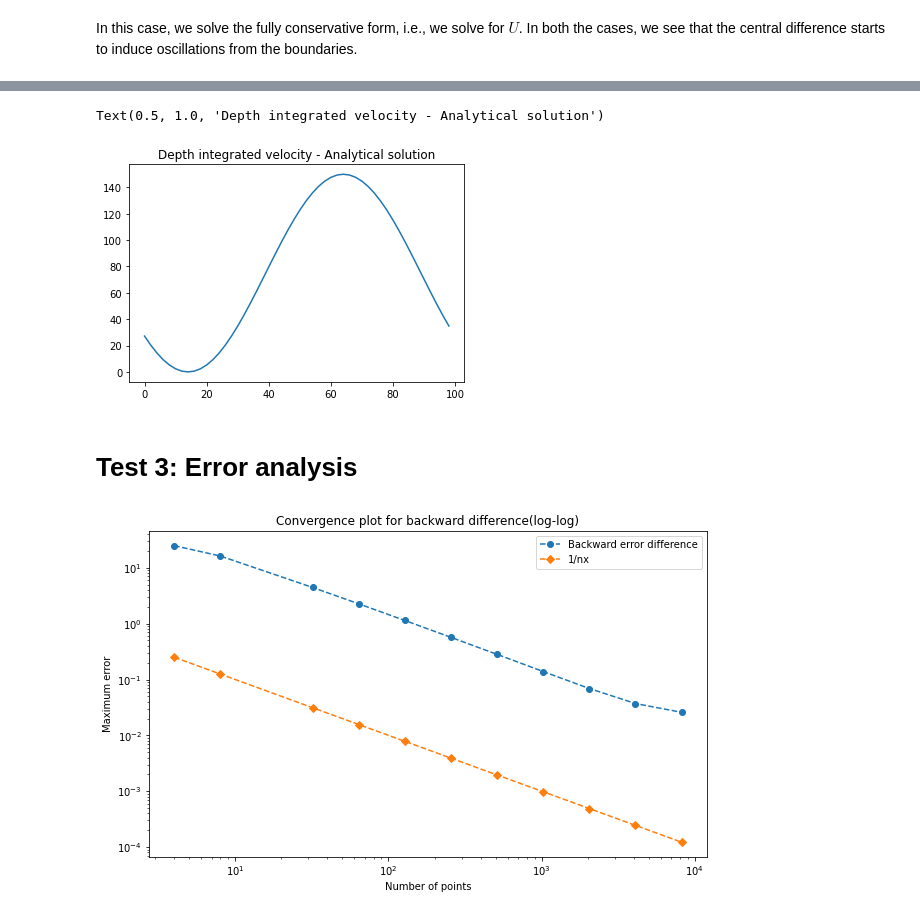
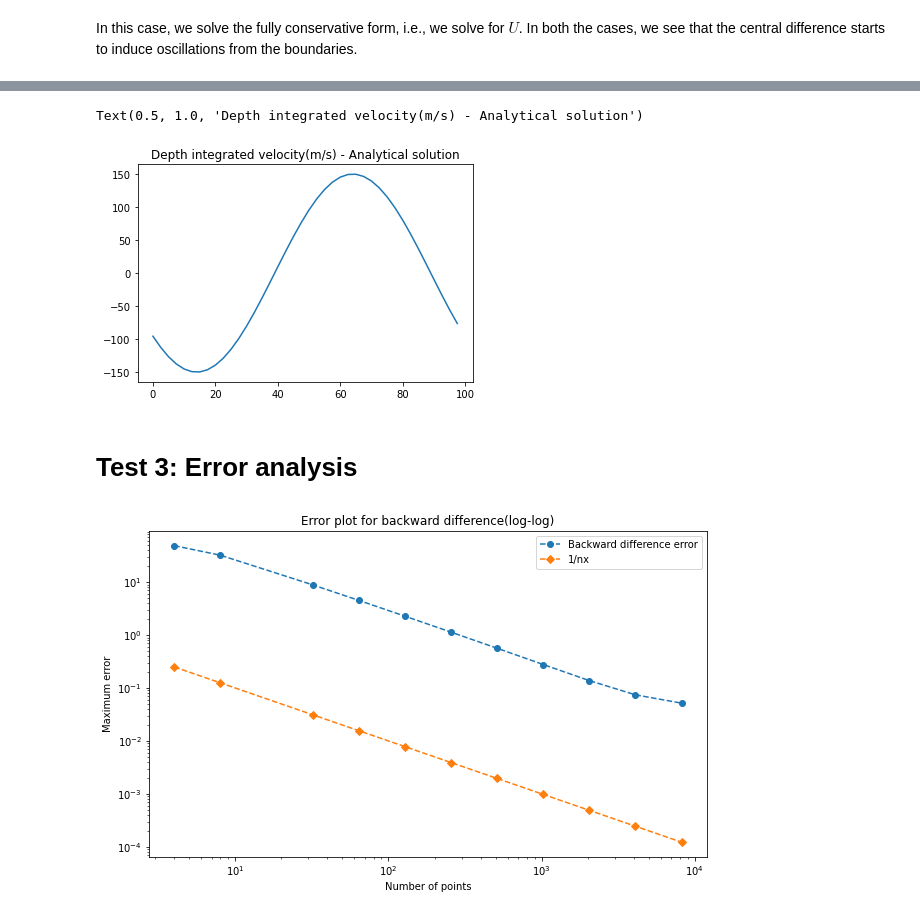
Before and after one commit to dhruvbhagtani/toy-model, a Jupyter notebook: Periodic_boundary_conditions.ipynb, the cells around one changed output, grey strips where cells are left out. Drawn from its saved outputs; the diff is of its cells as text; code cells hidden in the pictures.

```diff
--- a/Periodic_boundary_conditions.ipynb
+++ b/Periodic_boundary_conditions.ipynb
@@ -30,12 +33,22 @@ import numpy as np
 import matplotlib.pyplot as plt
 import sys
 # %%
+#Length of domain
 Lx = 100
-nx = 40
+
+# Number of points
+nx = 25
+
+#Width of each cell
 dx = Lx/nx
+
+
 g = 9.81
 rho0 = 1025
 
+# An array for storing each point of domain
 xu_ocean = np.linspace(0,Lx,nx+1,dtype = float)
+
+#Dropping the last point (needed to implement periodic BC)
 xu_ocean = xu_ocean[0:-1]
 # %%
@@ -99,7 +129,7 @@ import matplotlib.pyplot as plt
 import sys
 # %%
 Lx = 100
-nx = 50
+nx = 40
 dx = Lx/nx
 g = 9.81
 rho0 = 1025
@@ -161,9 +205,9 @@ Text(0.5, 1.0, 'Depth integrated velocity - Central difference (m^2/s)')
 # %%
-plt.plot(xu_ocean,BC)
-plt.title('Depth integrated velocity - Analytical solution')
+plt.plot(xu_ocean,U_true)
+plt.title('Depth integrated velocity(m/s) - Analytical solution')
 # %% [output]
-Text(0.5, 1.0, 'Depth integrated velocity - Analytical solution')
+Text(0.5, 1.0, 'Depth integrated velocity(m/s) - Analytical solution')
-[figure, old version]
+[figure, new version]
 # %% [markdown]
 # Test 3: Error analysis
 # %%
@@ -171,16 +215,6 @@ import numpy as np
 import matplotlib.pyplot as plt
 import sys
 # %%
-def partial_x(f,dx):
-    #dfdx = 1/(dx) * (f[1:nxi-1] - f[0:nxi-2])  #Backward differerence, stable for positive advection velocity
-    dfdx = 1/(2*dx) *(f[2:nxi] - f[0:nxi-2])
-    return dfdx
-
-def adv_x_Euler(f1):
-    a = 0.5 #Speed of advection
-    f3 = -a*partial_x(f1,dx)
-    return f3
-
 Lx = 100
 g = 9.81
 rho0 = 1025
@@ -198,7 +232,7 @@ for i,nxi in enumerate(nx):
 
     hm_old = -MLD_0
     hm_new = hm_old
-    U_old = (0.5*(np.sin(2*np.pi*xu_ocean/(Lx)) + 1))*(hm_old)
+    U_old = (np.sin(2*np.pi*xu_ocean/(Lx)))*(hm_old)
     U_new = np.zeros(nxi)
 
     a = 0.5 #Speed of advection
@@ -207,15 +241,8 @@ for i,nxi in enumerate(nx):
     t_end = 20
     dt = 0.01
     for t in np.arange(t_start,t_end,dt):
-        U_new[1:nxi-1] = U_old[1:nxi-1] + dt*adv_x_Euler(U_old)
-
-        #um_new[0] = um_new[1]
-        #um_new[-1] = um_new[-2]
-
-        BC = (0.5*(np.sin(2*np.pi*(xu_ocean - a*t)/(Lx)) + 1))*hm_new
-
-        U_new[0] = BC[0]
-        U_new[-1] = BC[-1]
+        U_new = U_old + dt*adv_x_Euler(U_old)
         U_old = U_new
 
+    BC = (np.sin(2*np.pi*(xu_ocean - a*t)/(Lx)))*hm_new
     error_U[i] = max(abs(U_new - BC))
@@ -232,13 +255,13 @@ for i,nxi in enumerate(nx):
 # %%
 plt.figure(figsize = (10,6))
 plt.yscale("log")
 plt.xscale("log")
 plt.xlabel("Number of points")
 plt.ylabel("Maximum error")
-plt.plot(nx,error_U_bd,marker='o',linestyle = '--',label = 'Backward difference error')
+plt.plot(nx,error_U,marker='o',linestyle = '--',label = 'Backward difference error')
 plt.plot(nx,nx_inv,marker = 'D',linestyle = '--', label = '1/nx')
 plt.title("Error plot for backward difference(log-log)")
 plt.legend()
 plt.show()
 # %% [output]
-[figure, old version]
+[figure, new version]
```
Also changed, not shown: parts of 15 cells of this notebook.
